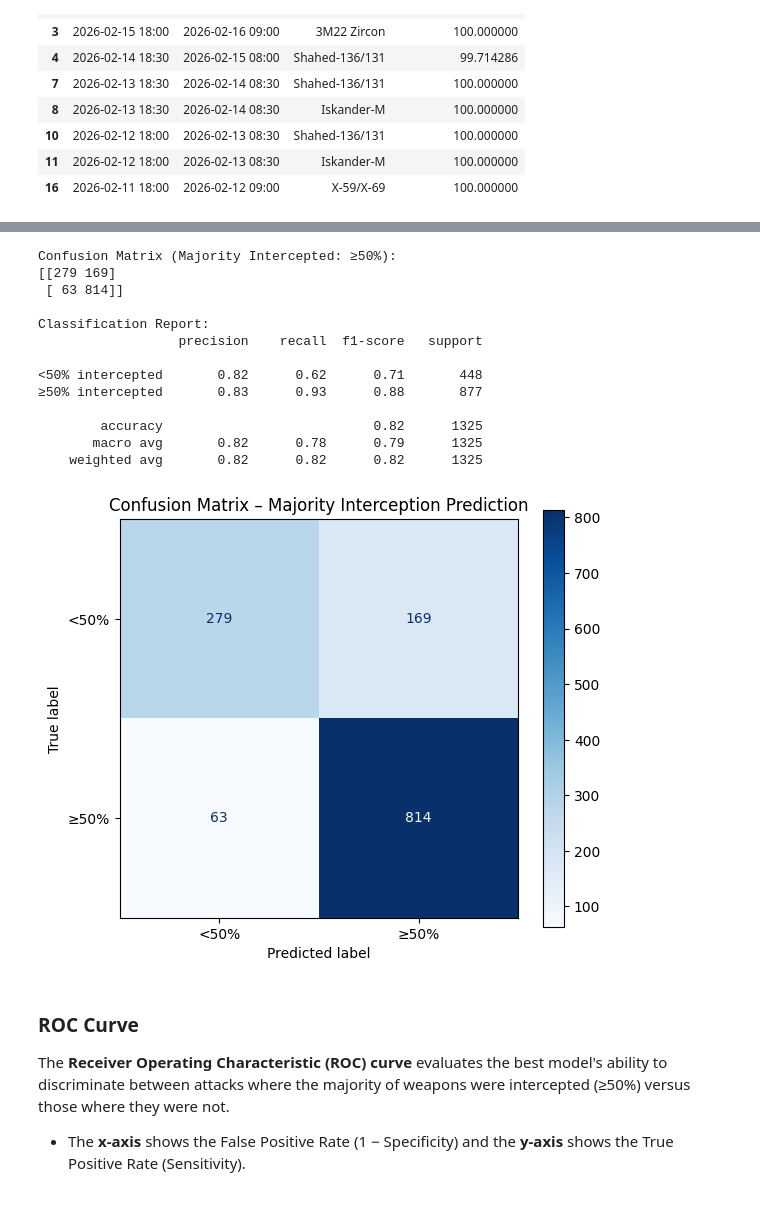
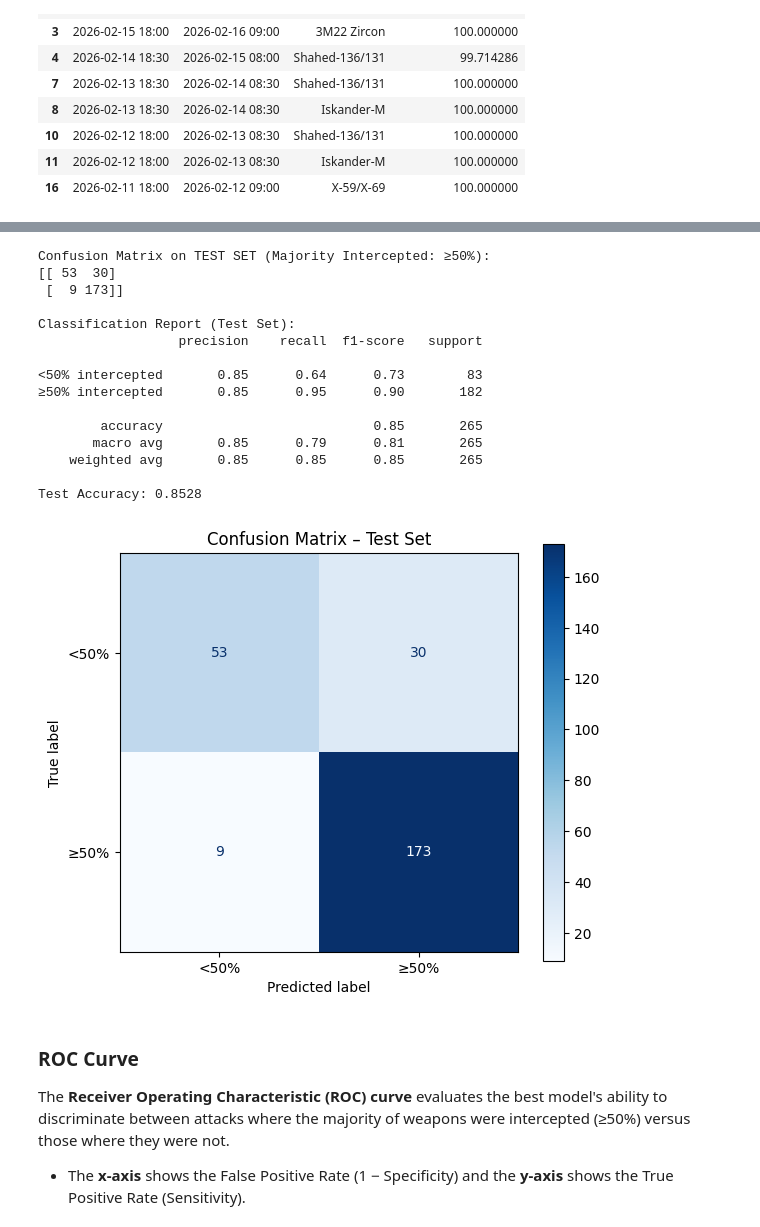
Before and after one commit to ajsween/aii-600-midterm, a Jupyter notebook: aii-600-midterm-ukraine-attack-analysis.ipynb, the cells around one changed output, grey strips where cells are left out. Saved outputs shown, nothing was run; the diff lists cells and outputs as text; code cells hidden in the pictures.

```diff
--- a/aii-600-midterm-ukraine-attack-analysis.ipynb
+++ b/aii-600-midterm-ukraine-attack-analysis.ipynb
@@ -687,11 +696,11 @@ Deviance: 14337.28
 
 # Model 3: Full model – Model group + Category + Day/Night + Cloud Coverage
 print('='*70)
-print('MODEL 3: Full model – Model group + Category + Day/Night + Cloud Coverage')
+print('MODEL 3: Full model (trained on 80% split)')
 print('='*70)
 model3 = smf.glm(
     'destroyed + not_destroyed ~ C(model_group) + C(category_group) + is_daytime + avg_cloud_coverage',
-    data=glm_df,
+    data=train_df,
     family=sm.families.Binomial()
 ).fit()
 print(model3.summary())
@@ -763,15 +781,13 @@ C(model_group)[T.Other]                                    inf  9.999995e-01
 # %%
 
 # -------------------------------------------------------------------
-# Predicted interception probability vs observed – visual check
+# Predicted vs observed interception – TEST SET
 # -------------------------------------------------------------------
-glm_df['predicted_prob'] = best_model[0].predict(glm_df)
-glm_df['observed_rate']  = glm_df['destroyed'] / glm_df['launched']
-
 fig, axes = plt.subplots(1, 3, figsize=(20, 5))
+fig.suptitle('Test Set (20% held out) – Predicted vs Observed', fontsize=14, y=1.02)
 
 # -- Panel A: by day/night --
-day_night_pred = glm_df.groupby('is_daytime').agg(
+day_night_pred = test_df.groupby('is_daytime').agg(
     mean_predicted=('predicted_prob', 'mean'),
     mean_observed=('observed_rate', 'mean')
 )
@@ -782,7 +798,7 @@ axes[0].set_ylabel('Probability')
 axes[0].legend(['Predicted', 'Observed'])
 
 # -- Panel B: by weapon category --
-cat_pred = glm_df.groupby('category_group').agg(
+cat_pred = test_df.groupby('category_group').agg(
     mean_predicted=('predicted_prob', 'mean'),
     mean_observed=('observed_rate', 'mean')
 )
@@ -792,13 +808,13 @@ axes[1].set_xlabel('Probability')
 axes[1].legend(['Predicted', 'Observed'])
 
 # -- Panel C: by cloud cover bins --
-glm_df['cloud_bin'] = pd.cut(
-    glm_df['avg_cloud_coverage'],
+test_df['cloud_bin'] = pd.cut(
+    test_df['avg_cloud_coverage'],
     bins=[0, 20, 40, 60, 80, 100],
     labels=['0–20%', '20–40%', '40–60%', '60–80%', '80–100%'],
     include_lowest=True
 )
-cloud_pred = glm_df.groupby('cloud_bin', observed=False).agg(
+cloud_pred = test_df.groupby('cloud_bin', observed=False).agg(
     mean_predicted=('predicted_prob', 'mean'),
     mean_observed=('observed_rate', 'mean')
 )
@@ -815,42 +831,48 @@ plt.show()
 # %%
+
 # -------------------------------------------------------------------
-# Confusion matrix (binary: >50% intercepted vs ≤50%)
+# Confusion matrix on TEST SET (binary: ≥50% intercepted vs <50%)
 # -------------------------------------------------------------------
 from sklearn.metrics import classification_report, confusion_matrix, ConfusionMatrixDisplay
 
-glm_df['pred_majority_intercepted'] = (glm_df['predicted_prob'] >= 0.5).astype(int)
-glm_df['obs_majority_intercepted']  = (glm_df['observed_rate']  >= 0.5).astype(int)
+test_df['pred_majority_intercepted'] = (test_df['predicted_prob'] >= 0.5).astype(int)
+test_df['obs_majority_intercepted']  = (test_df['observed_rate']  >= 0.5).astype(int)
 
-cm = confusion_matrix(glm_df['obs_majority_intercepted'], glm_df['pred_majority_intercepted'])
-print('Confusion Matrix (Majority Intercepted: ≥50%):')
+cm = confusion_matrix(test_df['obs_majority_intercepted'], test_df['pred_majority_intercepted'])
+print('Confusion Matrix on TEST SET (Majority Intercepted: ≥50%):')
 print(cm)
-print('\nClassification Report:')
+print('\nClassification Report (Test Set):')
 print(classification_report(
-    glm_df['obs_majority_intercepted'],
-    glm_df['pred_majority_intercepted'],
+    test_df['obs_majority_intercepted'],
+    test_df['pred_majority_intercepted'],
     target_names=['<50% intercepted', '≥50% intercepted']
 ))
 
+test_acc = (cm[0,0] + cm[1,1]) / cm.sum()
+print(f'Test Accuracy: {test_acc:.4f}')
+
 fig, ax = plt.subplots(figsize=(6, 5))
 ConfusionMatrixDisplay(cm, display_labels=['<50%', '≥50%']).plot(ax=ax, cmap='Blues')
-ax.set_title('Confusion Matrix – Majority Interception Prediction')
+ax.set_title('Confusion Matrix – Test Set')
 plt.tight_layout()
 plt.show()
 # %% [output]
-Confusion Matrix (Majority Intercepted: ≥50%):
-[[279 169]
- [ 63 814]]
+Confusion Matrix on TEST SET (Majority Intercepted: ≥50%):
+[[ 53  30]
+ [  9 173]]
 
-Classification Report:
+Classification Report (Test Set):
                   precision    recall  f1-score   support
 
-<50% intercepted       0.82      0.62      0.71       448
-≥50% intercepted       0.83      0.93      0.88       877
+<50% intercepted       0.85      0.64      0.73        83
+≥50% intercepted       0.85      0.95      0.90       182
 
-        accuracy                           0.82      1325
-       macro avg       0.82      0.78      0.79      1325
-    weighted avg       0.82      0.82      0.82      1325
+        accuracy                           0.85       265
+       macro avg       0.85      0.79      0.81       265
+    weighted avg       0.85      0.85      0.85       265
+
+Test Accuracy: 0.8528
-[figure, old version]
+[figure, new version]
 # %% [markdown]
 
 ### ROC Curve
```
Also changed, not shown: parts of 9 cells of this notebook, 1 other file.
